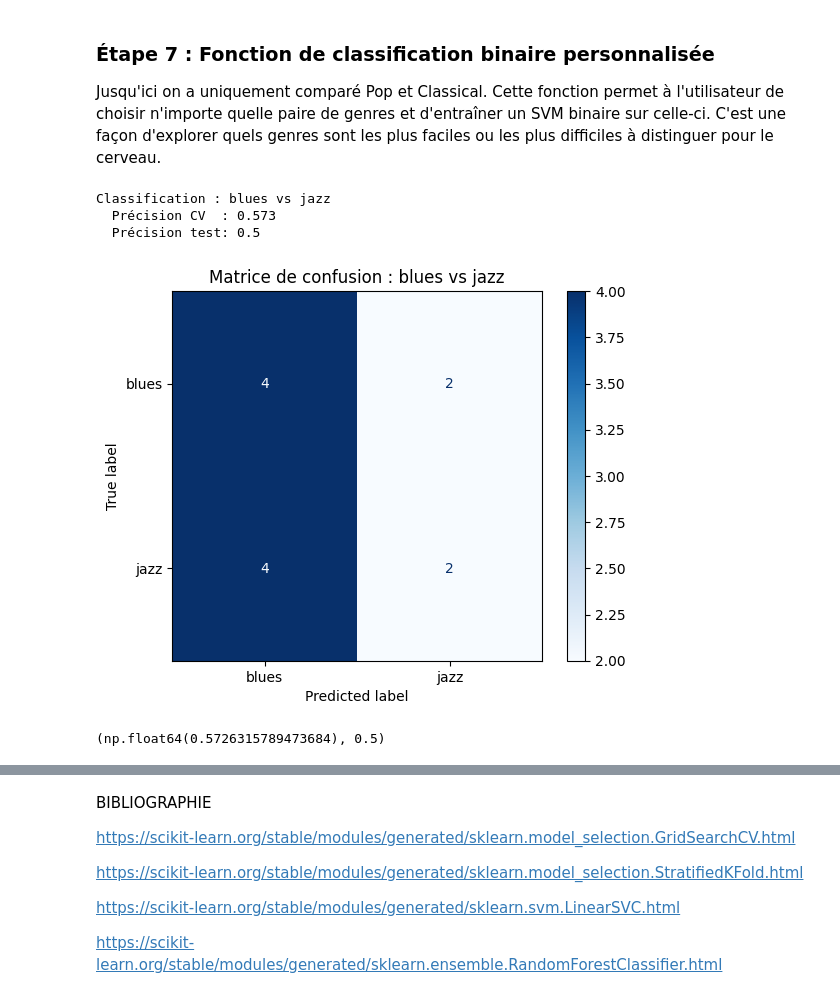
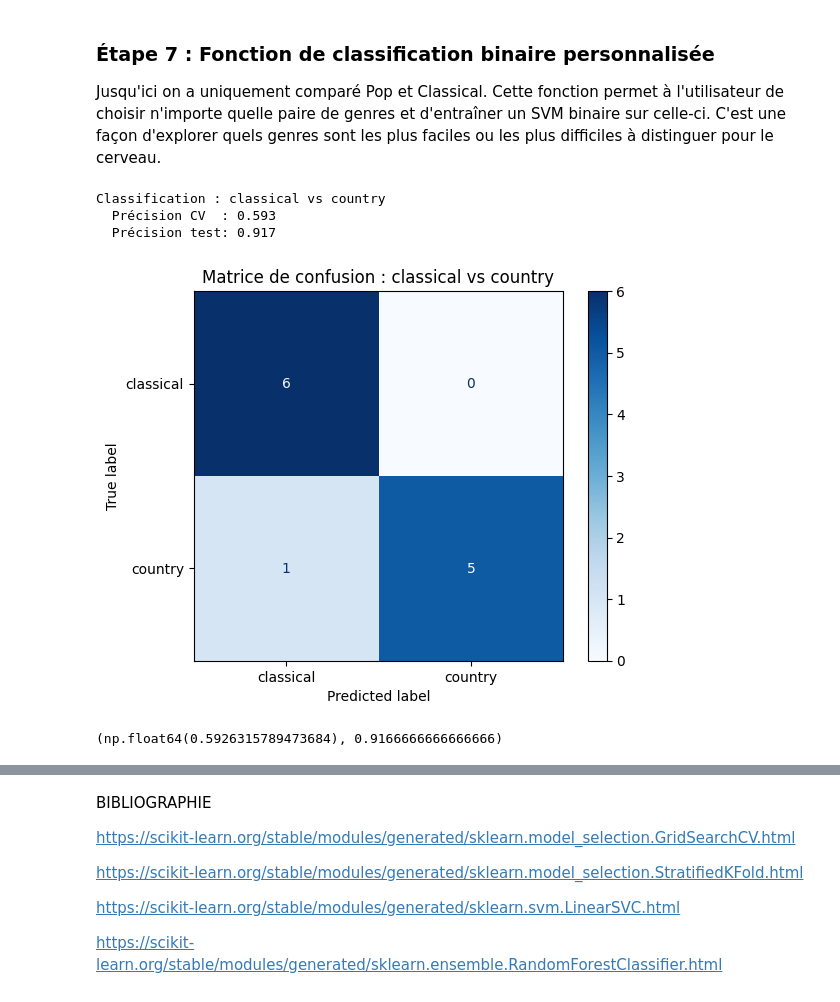
Before and after one commit to psy3019-6973-2026/BuuNguyen_Exercise_5, a Jupyter notebook: tasks/task_2.ipynb, the cells around one changed output, grey strips where cells are left out. Cells and saved outputs as stored; diff of their text form; code cells hidden in the pictures.

```diff
--- a/tasks/task_2.ipynb
+++ b/tasks/task_2.ipynb
@@ -352,10 +350,10 @@ def binary_classifier(genre_1, genre_2, X_train_avg, X_test_avg, y_train_all, y_
     return cv_scores.mean(), test_acc
 # %%
 # --- Exemple d'utilisation ---
-binary_classifier(1, 6, X_train_avg, X_test_avg, y_train_all, y_test_all)
+binary_classifier(2, 3, X_train_avg, X_test_avg, y_train_all, y_test_all)
 # %% [output]
-Classification : blues vs jazz
-  Précision CV  : 0.573
-  Précision test: 0.5
+Classification : classical vs country
+  Précision CV  : 0.593
+  Précision test: 0.917
-[figure, old version]
+[figure, new version]
-(np.float64(0.5726315789473684), 0.5)
+(np.float64(0.5926315789473684), 0.9166666666666666)
```
Also changed, not shown: parts of 6 cells of this notebook, 1 other file.
